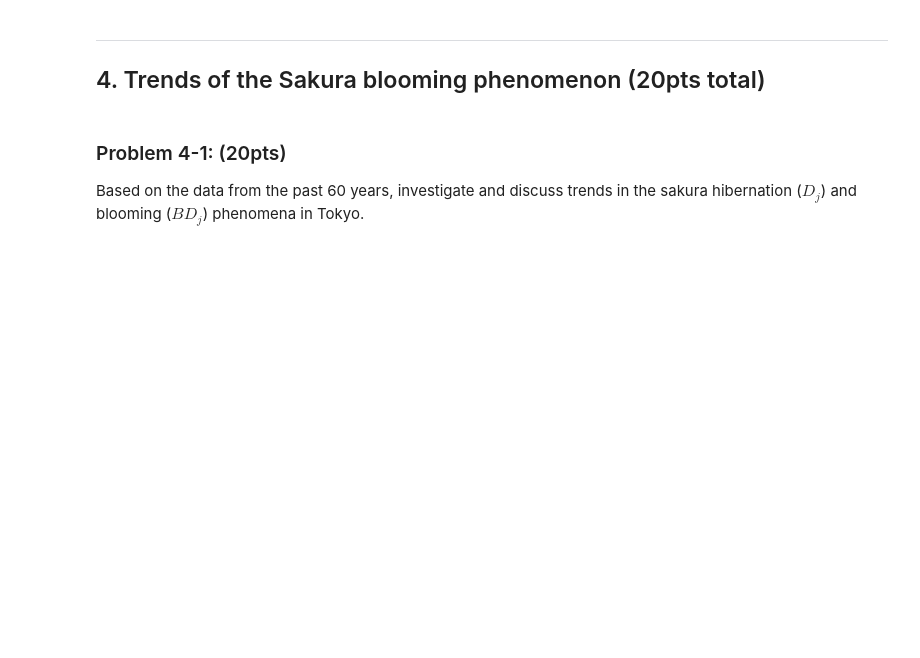
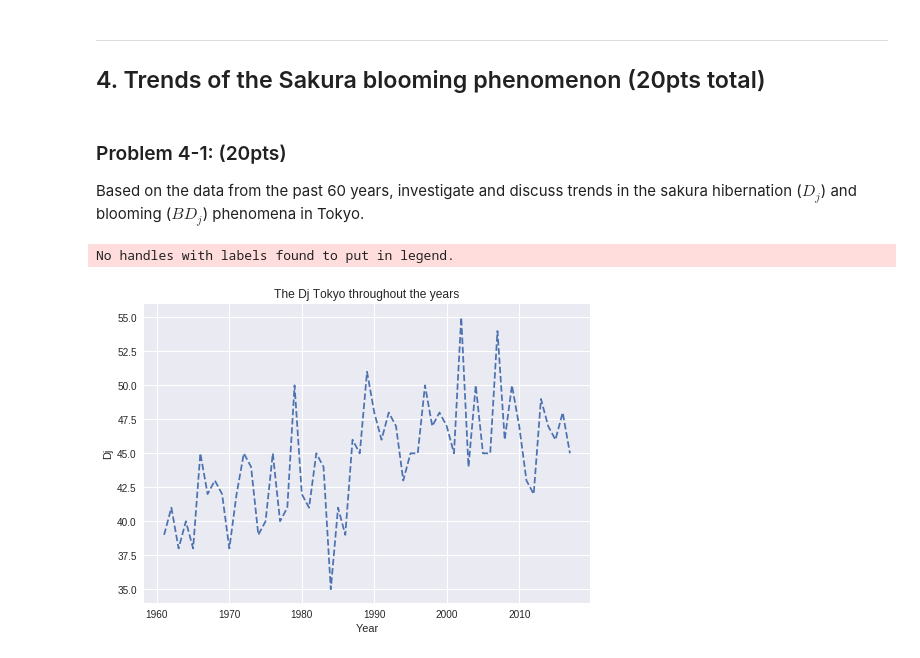
Before and after one commit to hoangloc0402/sakura-blossom, a Jupyter notebook: Exam(ENG).ipynb, the cells around one changed output. Saved outputs shown, nothing was run; the diff lists cells and outputs as text; code cells hidden in the pictures; blank space fills up the shorter version.

```diff
--- a/Exam(ENG).ipynb
+++ b/Exam(ENG).ipynb
@@ -803,0 +841,12 @@ time.sleep(60000)
+# %%
+Dj_all = [predictor_2rd.get_Dj(y) for y in range(1961, 2018)]
+# %%
+plt.plot(range(1961, 2018), Dj_all, '--')
+plt.xlabel('Year')
+plt.ylabel('Dj')
+plt.title('The Dj Tokyo throughout the years')
+plt.legend()
+plt.show()
+# %% [output]
+No handles with labels found to put in legend.
+[figure, added]
```
Also changed, not shown: parts of 10 cells of this notebook.
